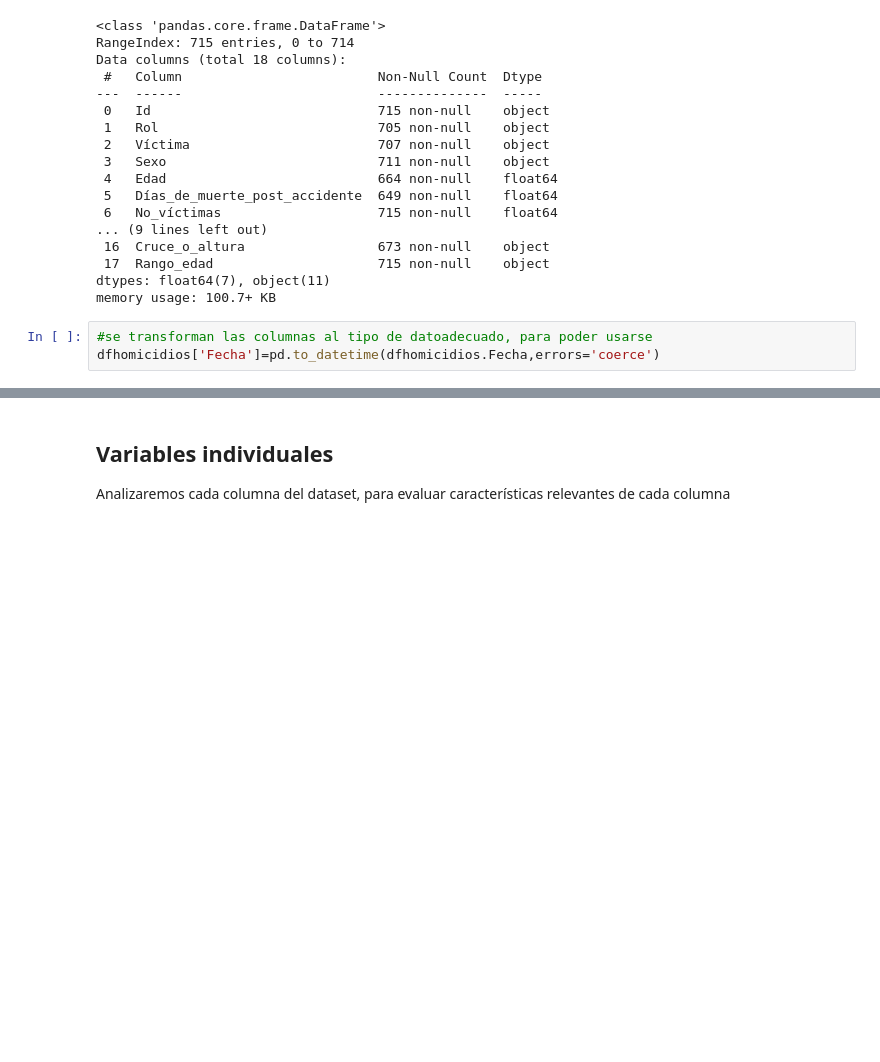
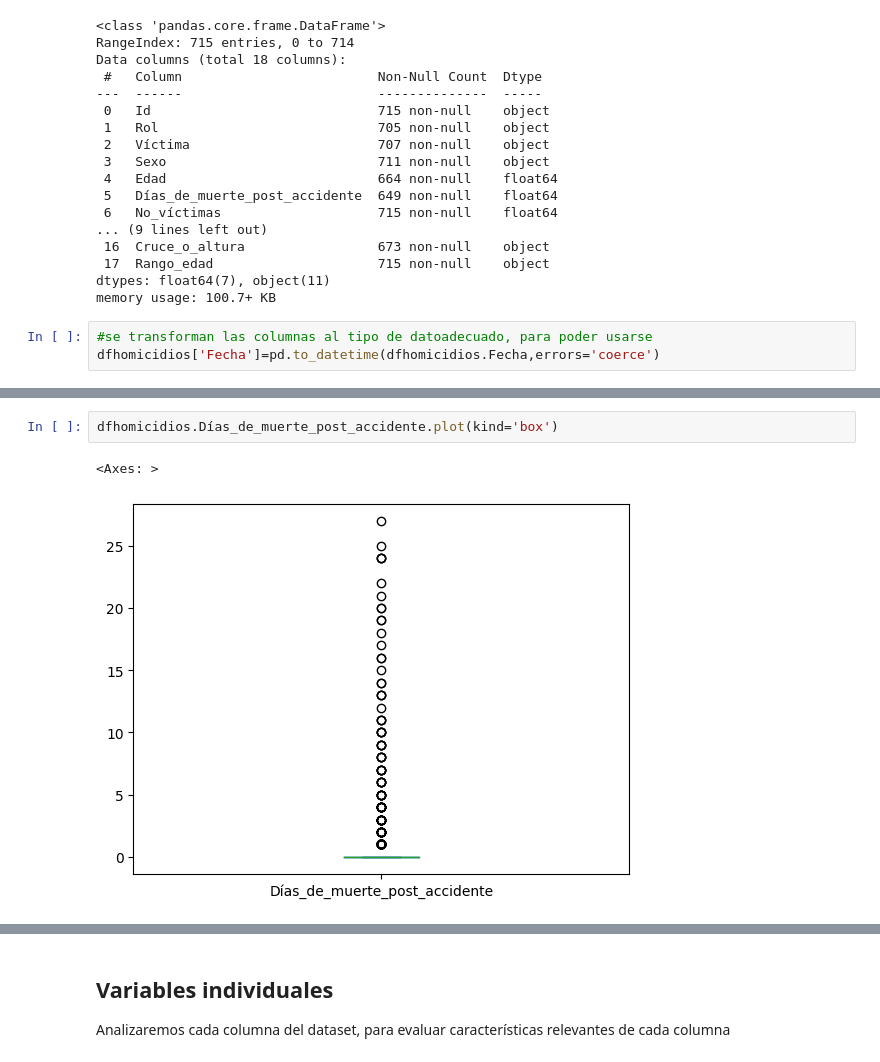
Before and after one commit to JUrielCerecero/Proyecto-Indiviudal-de-Data-Analytics-Siniestro-viales, a Jupyter notebook: EDA.ipynb, the cells around one changed output, grey strips where cells are left out. Saved outputs shown, nothing was run; the diff lists cells and outputs as text; blank space fills up the shorter version.

```diff
--- a/EDA.ipynb
+++ b/EDA.ipynb
@@ -38,0 +96,5 @@ dfhomicidios['Fecha']=pd.to_datetime(dfhomicidios.Fecha,errors='coerce')
+# %%
+dfhomicidios.Días_de_muerte_post_accidente.plot(kind='box')
+# %% [output]
+<Axes: >
+[figure, added]
```
Also changed, not shown: parts of 19 cells of this notebook, 36 other files.
